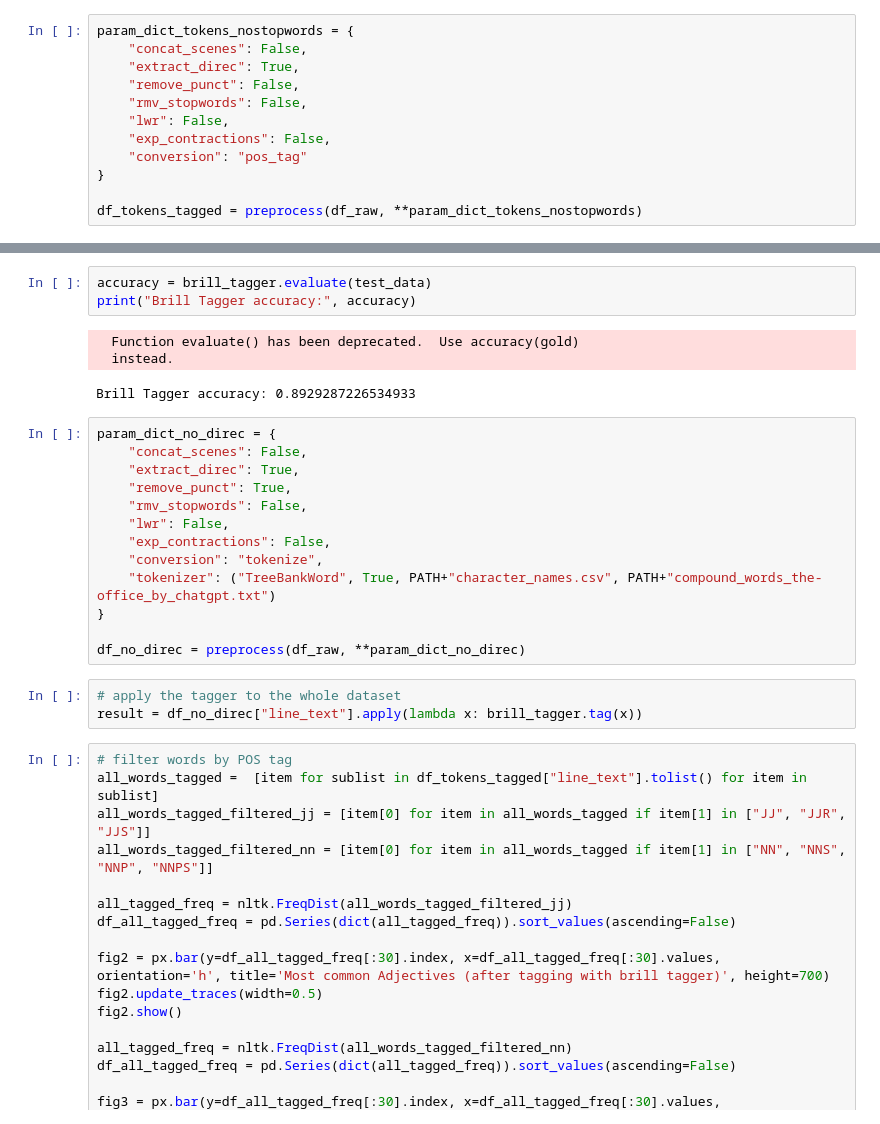
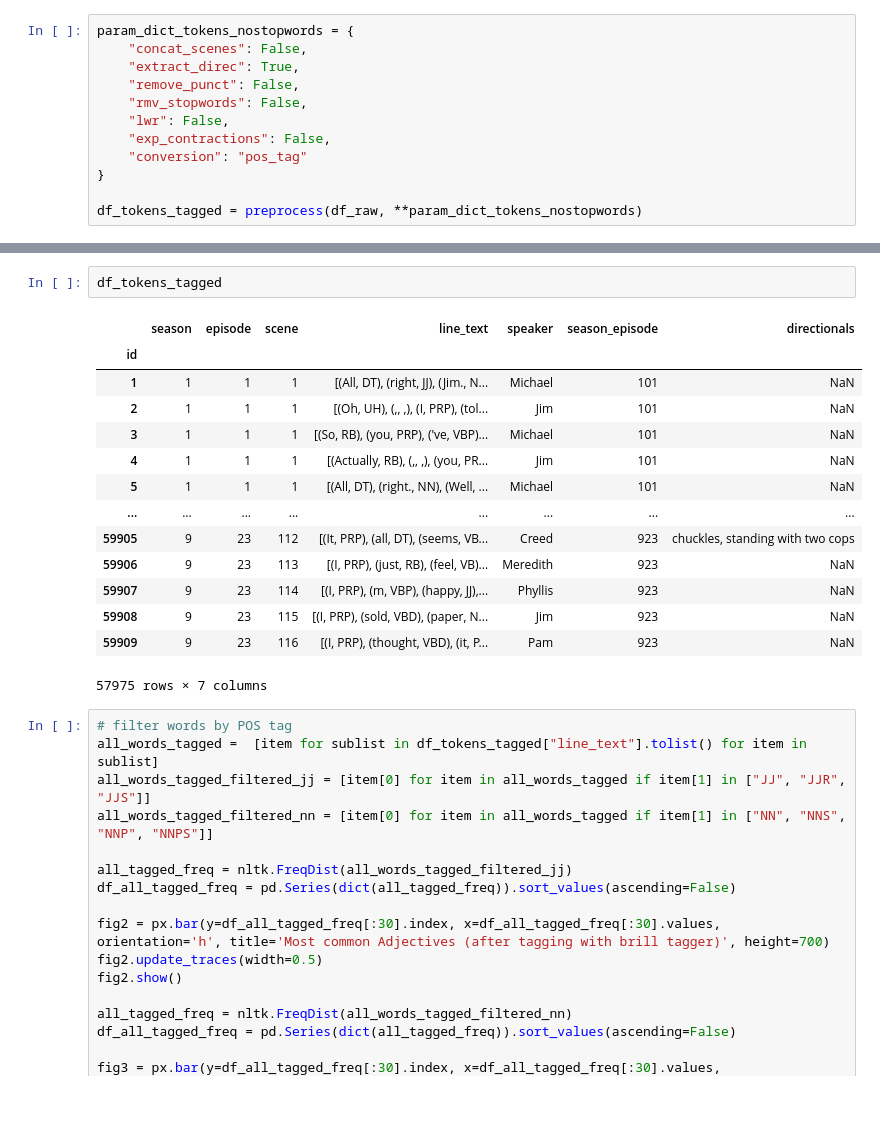
Before and after one commit to timo282/NLP-The-Office, a Jupyter notebook: notebooks/analysis_nlp.ipynb, the cells around one changed output, grey strips where cells are left out. Drawn from its saved outputs; the diff is of its cells as text.

Commit message:
Restructuring (moved Brill Tagger to misc)

```diff
--- a/notebooks/analysis_nlp.ipynb
+++ b/notebooks/analysis_nlp.ipynb
@@ -289,26 +235,20 @@ Finding initial useful rules...
-# %%
-accuracy = brill_tagger.evaluate(test_data)
-print("Brill Tagger accuracy:", accuracy)
-# %% [output]
-  Function evaluate() has been deprecated.  Use accuracy(gold)
-  instead.
-Brill Tagger accuracy: 0.8929287226534933
-# %%
-param_dict_no_direc = {
-    "concat_scenes": False,
-    "extract_direc": True,
-    "remove_punct": True,
-    "rmv_stopwords": False,
-    "lwr": False,
-    "exp_contractions": False,
-    "conversion": "tokenize",
-    "tokenizer": ("TreeBankWord", True, PATH+"character_names.csv", PATH+"compound_words_the-office_by_chatgpt.txt")
-}
-
-df_no_direc = preprocess(df_raw, **param_dict_no_direc)
-# %%
-# apply the tagger to the whole dataset
-result = df_no_direc["line_text"].apply(lambda x: brill_tagger.tag(x))
+# %%
+df_tokens_tagged
+# %% [output]
+|  | season | episode | scene | line_text | speaker | season_episode | directionals |
+| id |  |  |  |  |  |  |  |
+| 1 | 1 | 1 | 1 | [(All, DT), (right, JJ), (Jim., N... | Michael | 101 | NaN |
+| 2 | 1 | 1 | 1 | [(Oh, UH), (,, ,), (I, PRP), (tol... | Jim | 101 | NaN |
+| 3 | 1 | 1 | 1 | [(So, RB), (you, PRP), ('ve, VBP)... | Michael | 101 | NaN |
+| 4 | 1 | 1 | 1 | [(Actually, RB), (,, ,), (you, PR... | Jim | 101 | NaN |
+| 5 | 1 | 1 | 1 | [(All, DT), (right., NN), (Well, ... | Michael | 101 | NaN |
+| ... | ... | ... | ... | ... | ... | ... | ... |
+| 59905 | 9 | 23 | 112 | [(It, PRP), (all, DT), (seems, VB... | Creed | 923 | chuckles, standing with two cops |
+| 59906 | 9 | 23 | 113 | [(I, PRP), (just, RB), (feel, VB)... | Meredith | 923 | NaN |
+| 59907 | 9 | 23 | 114 | [(I, PRP), (m, VBP), (happy, JJ),... | Phyllis | 923 | NaN |
+| 59908 | 9 | 23 | 115 | [(I, PRP), (sold, VBD), (paper, N... | Jim | 923 | NaN |
+| 59909 | 9 | 23 | 116 | [(I, PRP), (thought, VBD), (it, P... | Pam | 923 | NaN |
+57975 rows × 7 columns
 # %%
 # filter words by POS tag
 all_words_tagged =  [item for sublist in df_tokens_tagged["line_text"].tolist() for item in sublist]
```
Also changed, not shown: parts of 22 cells of this notebook, 1 other file.
